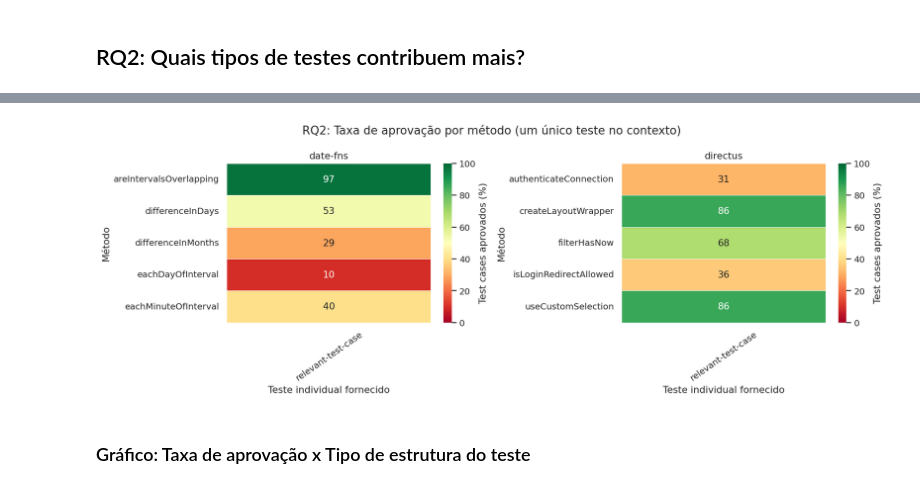
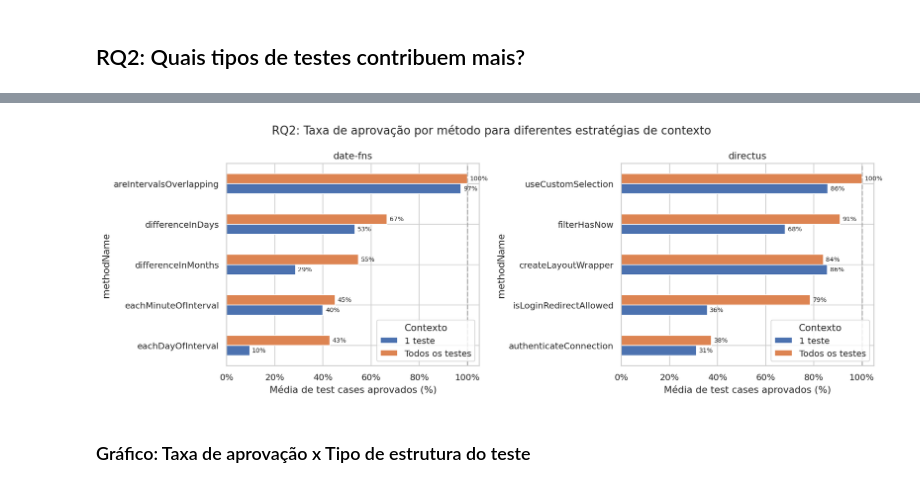
Before and after one commit to guilhermebkel/vem2026-test-driven-prompting, a Jupyter notebook: research/analysis.ipynb, the cells around one changed output, grey strips where cells are left out. Drawn from its saved outputs; the diff is of its cells as text; code cells hidden in the pictures.

```diff
--- a/research/analysis.ipynb
+++ b/research/analysis.ipynb
@@ -444,32 +408,76 @@ plt.show()
 # %%
-single = df[
-    (df["contextType"] == "permuted-relevant-test-case") &
-    (df["experimentContextItemCount"] == 1)
-].copy()
+full_ctx = (
+    df[df["contextType"] == "all-relevant-test-case"]
+    .groupby(["repositoryName", "methodName"])["testCasePassRate"]
+    .agg(["mean", "sem", "count"])
+    .reset_index()
+)
+full_ctx["scenario"] = "Todos os testes"
+
+single_ctx = (
+    df[
+        (df["contextType"] == "permuted-relevant-test-case") &
+        (df["experimentContextItemCount"] == 1)
+    ]
+    .groupby(["repositoryName", "methodName"])["testCasePassRate"]
+    .agg(["mean", "sem", "count"])
+    .reset_index()
+)
+single_ctx["scenario"] = "1 teste"
+
+rates = pd.concat([full_ctx, single_ctx], ignore_index=True)
 
 fig, axes = plt.subplots(1, 2, figsize=(14, 5))
-for ax, repo in zip(axes, single["repositoryName"].unique()):
-    d = single[single["repositoryName"] == repo]
+
+for ax, repo in zip(axes, rates["repositoryName"].unique()):
+
+    d = rates[rates["repositoryName"] == repo].copy()
+
     pivot = (
-        d.groupby(["methodName", "experimentContextSlugs"])["testCasePassRate"]
-        .mean()
-        .unstack("experimentContextSlugs")
-        .fillna(0)
+        d.pivot(
+            index="methodName",
+            columns="scenario",
+            values="mean"
+        )
+        * 100
     )
-    sns.heatmap(pivot * 100, ax=ax, cmap="RdYlGn", vmin=0, vmax=100,
-                annot=True, fmt=".0f", linewidths=0.3,
-                cbar_kws={"label": "Test cases aprovados (%)"})
+
+    pivot = pivot.sort_values(
+        by="Todos os testes",
+        ascending=True
+    )
+
+    bars = pivot.plot(
+        kind="barh",
+        ax=ax
+    )
+
+    for container in ax.containers:
+        ax.bar_label(
+            container,
+            fmt="%.0f%%",
+            padding=3,
+            fontsize=8
+        )
+
     ax.set_title(f"{repo}")
-    ax.set_xlabel("Teste individual fornecido")
-    ax.set_ylabel("Método")
-    ax.tick_params(axis="x", rotation=35)
+    ax.set_xlabel("Média de test cases aprovados (%)")
+    ax.axvline(100, linestyle="--", color="gray", alpha=0.5)
+    ax.xaxis.set_major_formatter(mtick.PercentFormatter())
+    ax.legend(title="Contexto")
 
-plt.suptitle("RQ2: Taxa de aprovação por método (um único teste no contexto)")
+plt.suptitle(
+    "RQ2: Taxa de aprovação por método para diferentes estratégias de contexto"
+)
+
 plt.tight_layout()
-plt.savefig("figures/rq2_single_test_contribution.png", bbox_inches="tight")
+plt.savefig(
+    "figures/rq2_context_comparison_by_method.png",
+    bbox_inches="tight"
+)
 plt.show()
 # %% [output]
-[figure, old version]
+[figure, new version]
 # %% [markdown]
 ### Gráfico: Taxa de aprovação x Tipo de estrutura do teste
 # %%
```
Also changed, not shown: parts of 6 cells of this notebook, 5 other files.
